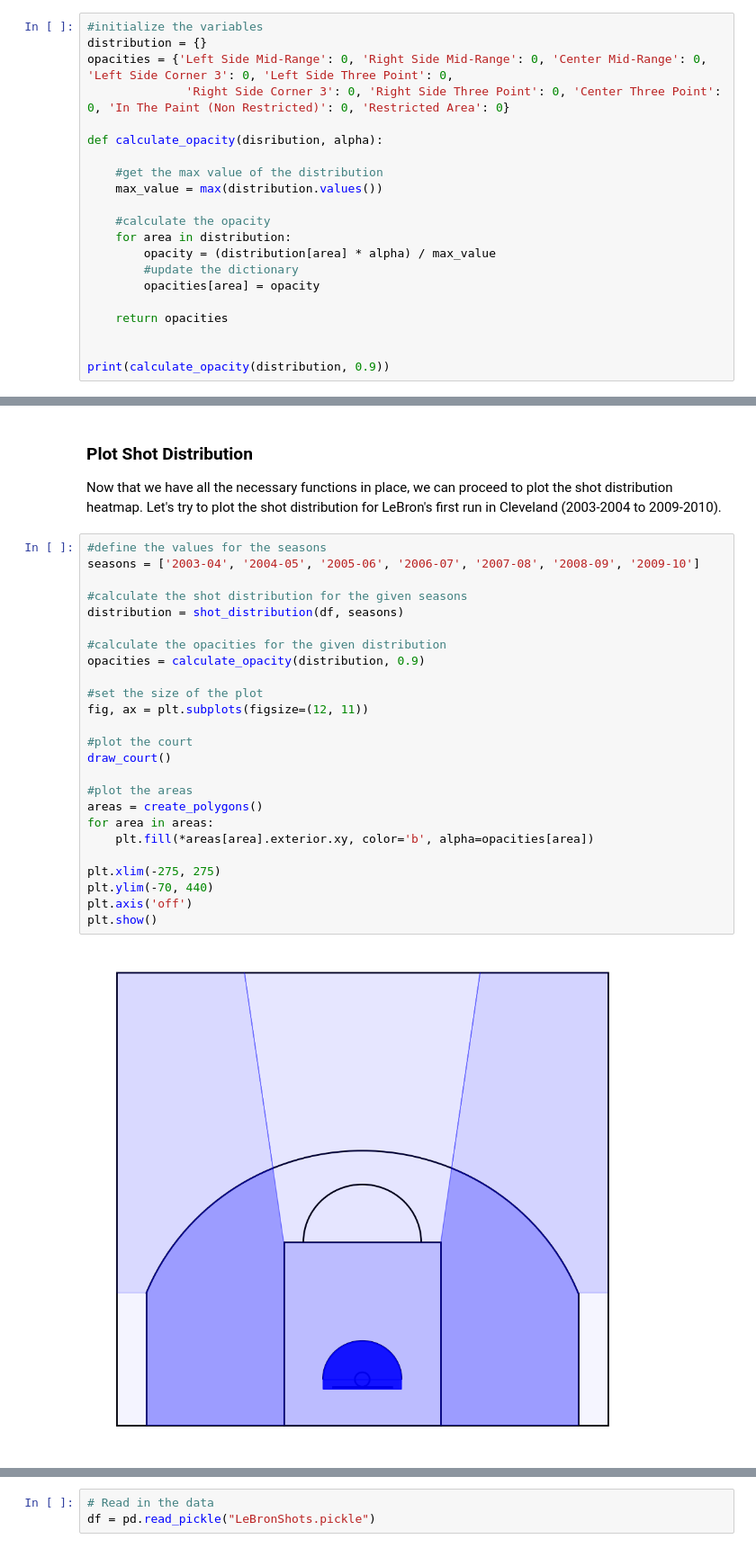
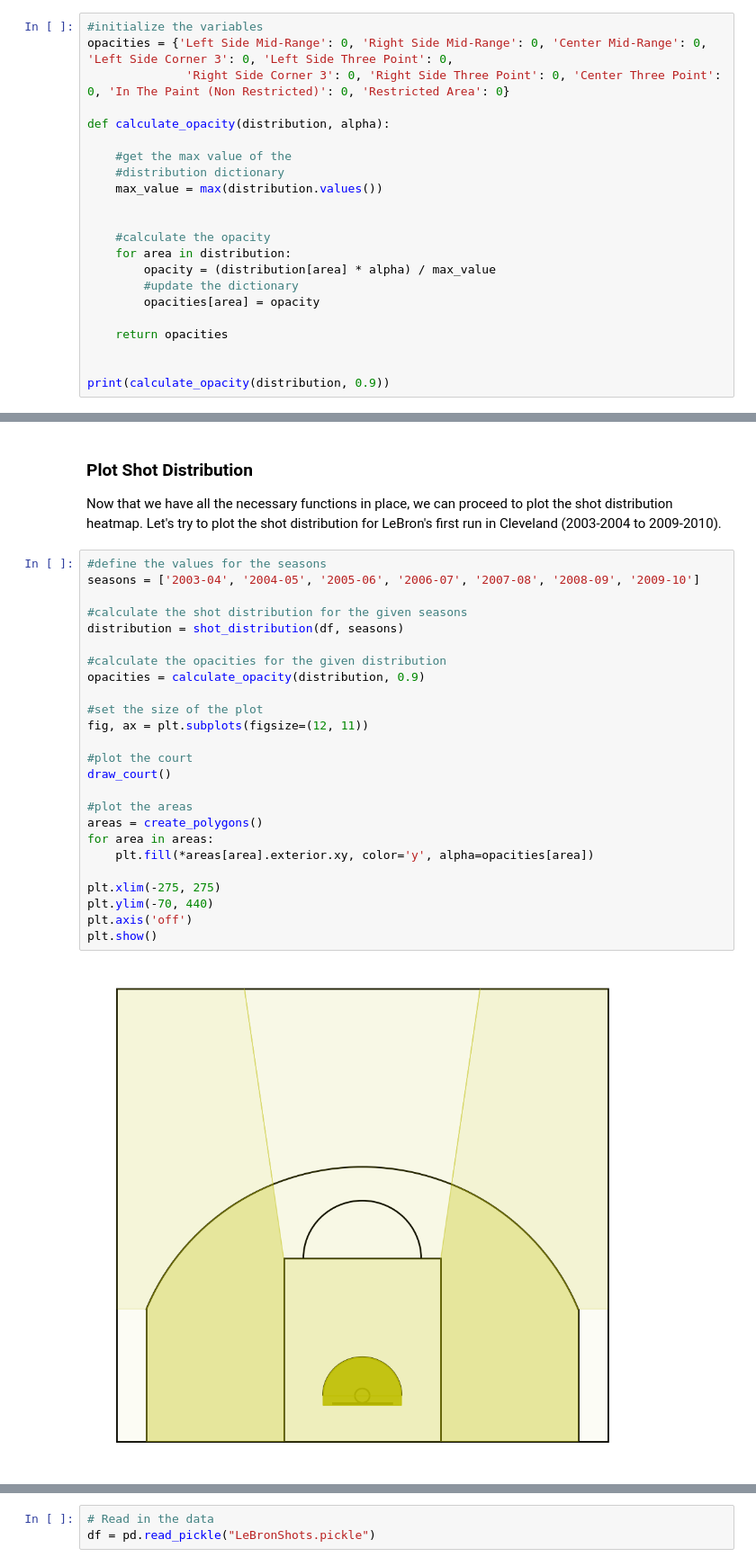
Before and after one commit to francescobortuzzo/DataScienceProject, a Jupyter notebook: creazione_plot/plot.ipynb, the cells around one changed output, grey strips where cells are left out. Shown at 90% size. Saved outputs shown, nothing was run; the diff lists cells and outputs as text.

```diff
--- a/creazione_plot/plot.ipynb
+++ b/creazione_plot/plot.ipynb
@@ -234,14 +234,15 @@ def shot_distribution(data, seasons):
 This function computes the opacity for each area based on the shot distribution. It takes the shot distribution dictionary and the maximum opacity value as inputs and returns a dictionary that maps each area to its corresponding opacity value.
 # %%
 #initialize the variables
-distribution = {}
 opacities = {'Left Side Mid-Range': 0, 'Right Side Mid-Range': 0, 'Center Mid-Range': 0, 'Left Side Corner 3': 0, 'Left Side Three Point': 0,
               'Right Side Corner 3': 0, 'Right Side Three Point': 0, 'Center Three Point': 0, 'In The Paint (Non Restricted)': 0, 'Restricted Area': 0}
 
-def calculate_opacity(disribution, alpha):
+def calculate_opacity(distribution, alpha):
 
-    #get the max value of the distribution
+    #get the max value of the
+    #distribution dictionary
     max_value = max(distribution.values())
+
 
     #calculate the opacity
     for area in distribution:
@@ -261,30 +262,30 @@ Now that we have all the necessary functions in place, we can proceed to plot th
 # %%
 #define the values for the seasons
 seasons = ['2003-04', '2004-05', '2005-06', '2006-07', '2007-08', '2008-09', '2009-10']
 
 #calculate the shot distribution for the given seasons
 distribution = shot_distribution(df, seasons)
 
 #calculate the opacities for the given distribution
 opacities = calculate_opacity(distribution, 0.9)
 
 #set the size of the plot
 fig, ax = plt.subplots(figsize=(12, 11))
 
 #plot the court
 draw_court()
 
 #plot the areas
 areas = create_polygons()
 for area in areas:
-    plt.fill(*areas[area].exterior.xy, color='b', alpha=opacities[area])
+    plt.fill(*areas[area].exterior.xy, color='y', alpha=opacities[area])
 
 plt.xlim(-275, 275)
 plt.ylim(-70, 440)
 plt.axis('off')
 plt.show()
 # %% [output]
-[figure, old version]
+[figure, new version]
 # %%
 fig, ax = plt.subplots(figsize=(12, 11))
 
```
Also changed, not shown: parts of 2 cells of this notebook.
